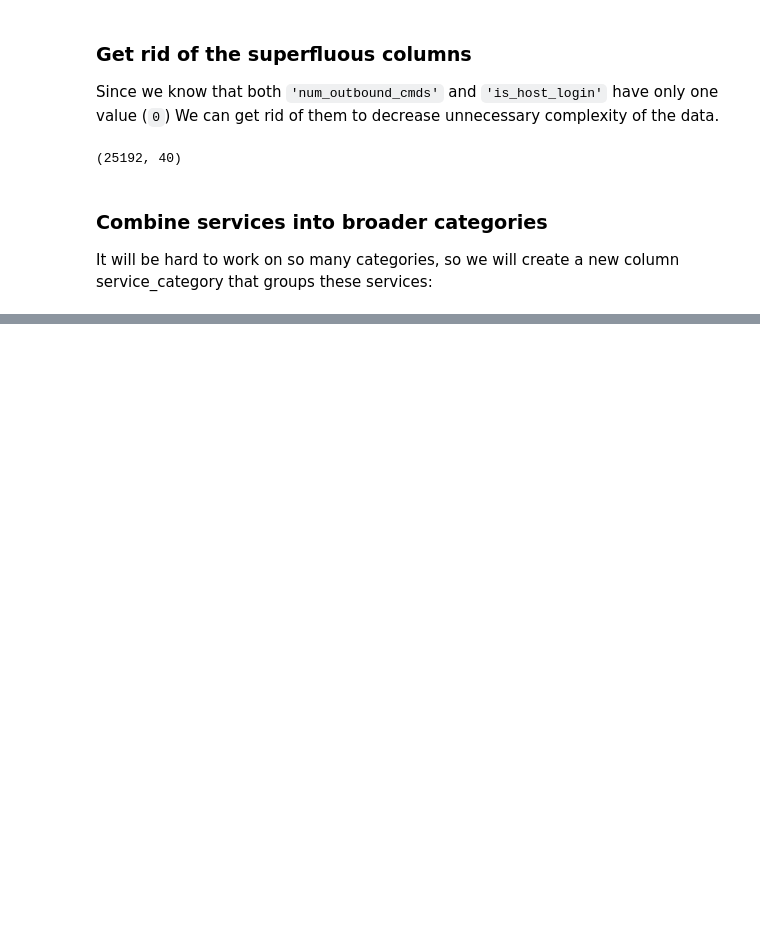
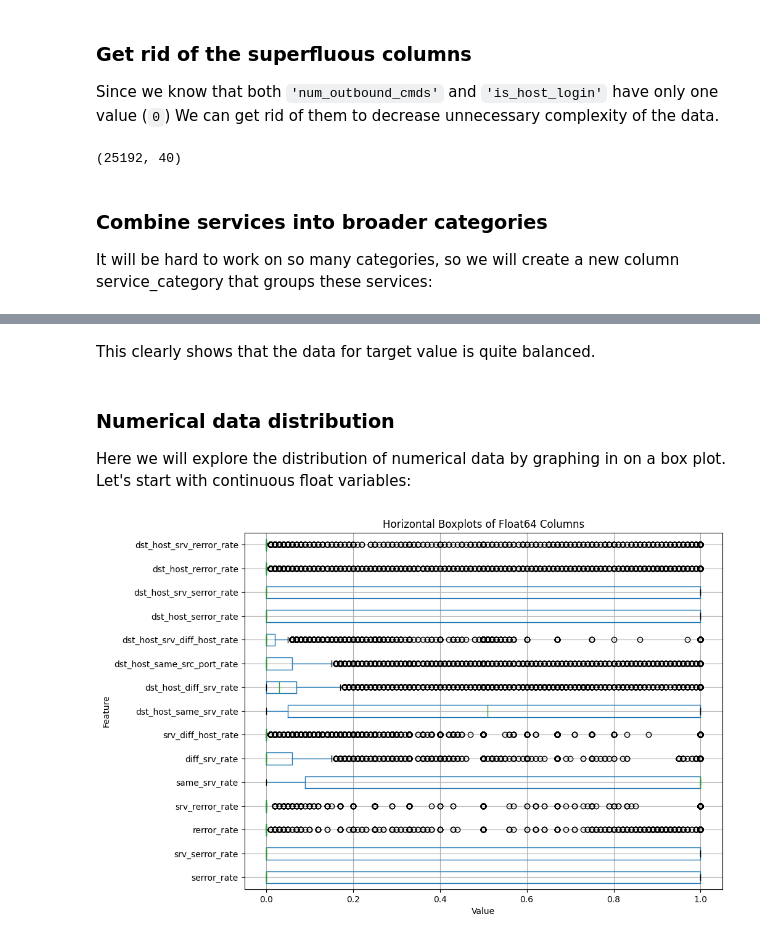
Before and after one commit to tanzilachand/Cybersecurity-Threat-Analysis, a Jupyter notebook: jupyter_notebooks/data_cleaning.ipynb, the cells around one changed output, grey strips where cells are left out. Saved outputs shown, nothing was run; the diff lists cells and outputs as text; code cells hidden in the pictures; blank space fills up the shorter version.

```diff
--- a/jupyter_notebooks/data_cleaning.ipynb
+++ b/jupyter_notebooks/data_cleaning.ipynb
@@ -260,0 +275,17 @@ print(df[['service', 'service_category']].head())
+# %% [markdown]
+This clearly shows that the data for target value is quite balanced.
+# %% [markdown]
+### Numerical data distribution
+Here we will explore the distribution of numerical data by graphing in on a box plot. Let's start with continuous float variables:
+# %%
+# Select only float64 columns
+float_cols = df.select_dtypes(include='float64')
+
+plt.figure(figsize=(10, len(float_cols.columns) * 0.5))  # dynamic height
+float_cols.boxplot(vert=False)  # vert=False makes it horizontal
+plt.title("Horizontal Boxplots of Float64 Columns")
+plt.xlabel("Value")
+plt.ylabel("Feature")
+plt.show()
+# %% [output]
+[figure, added]
```
Also changed, not shown: parts of 9 cells of this notebook.
